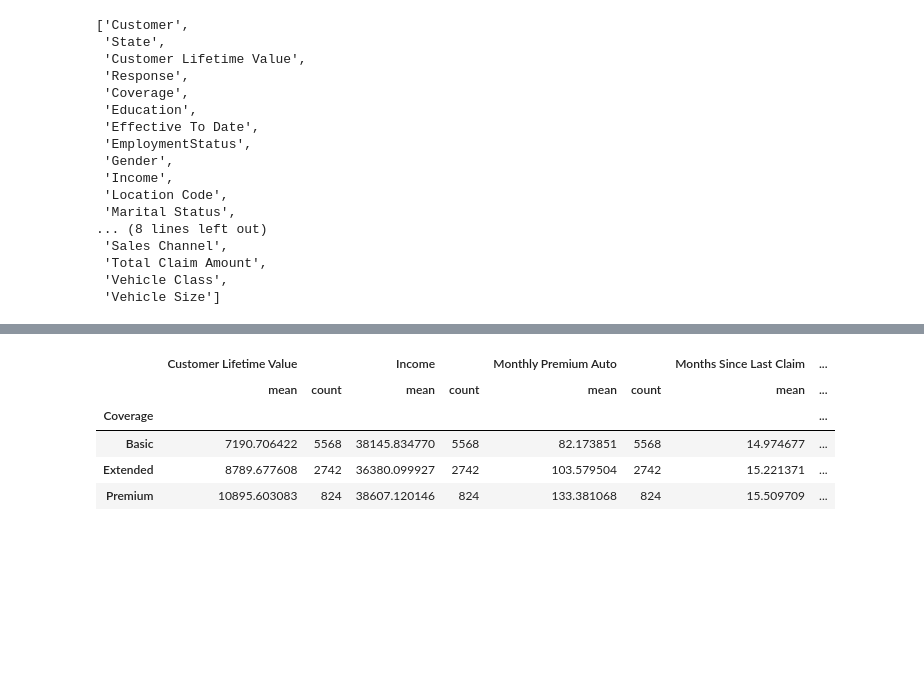
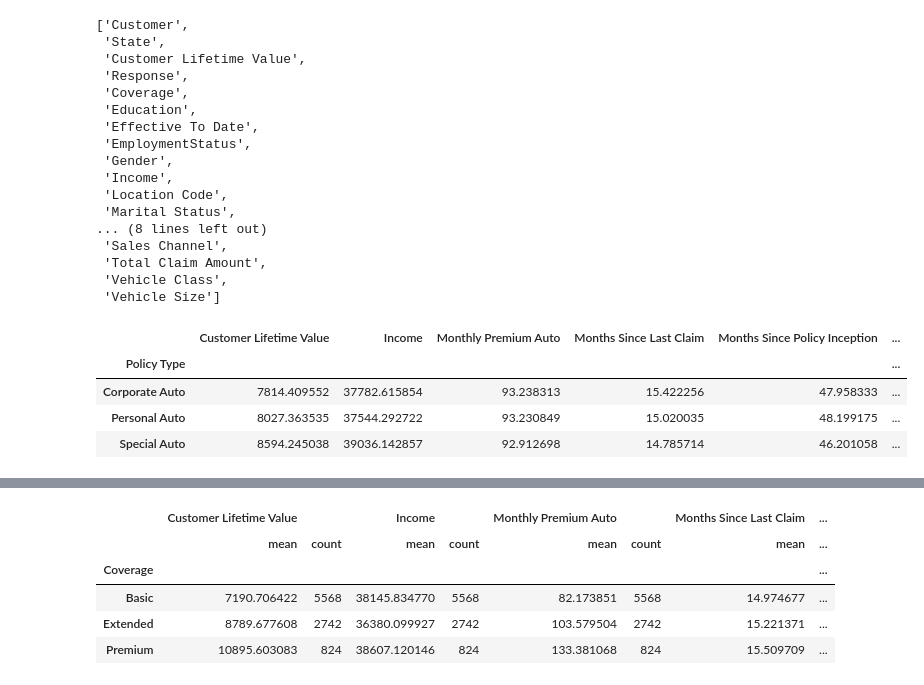
Before and after one commit to aman11verma/Open-IIT-DA, a Jupyter notebook: visualizations.ipynb, the cells around one changed output, grey strips where cells are left out. Saved outputs shown, nothing was run; the diff lists cells and outputs as text; code cells hidden in the pictures; blank space fills up the shorter version.

```diff
--- a/visualizations.ipynb
+++ b/visualizations.ipynb
@@ -84,3 +90,12 @@ list(ins)
  'Total Claim Amount',
  'Vehicle Class',
  'Vehicle Size']
+# %%
+dfsa = ins.groupby("Policy Type").mean()
+dfsa
+# %% [output]
+|  | Customer Lifetime Value | Income | Monthly Premium Auto | Months Since Last Claim | Months Since Policy Inception | ... |
+| Policy Type |  |  |  |  |  | ... |
+| Corporate Auto | 7814.409552 | 37782.615854 | 93.238313 | 15.422256 | 47.958333 | ... |
+| Personal Auto | 8027.363535 | 37544.292722 | 93.230849 | 15.020035 | 48.199175 | ... |
+| Special Auto | 8594.245038 | 39036.142857 | 92.912698 | 14.785714 | 46.201058 | ... |
```
Also changed, not shown: parts of 8 cells of this notebook, 4 other files.
